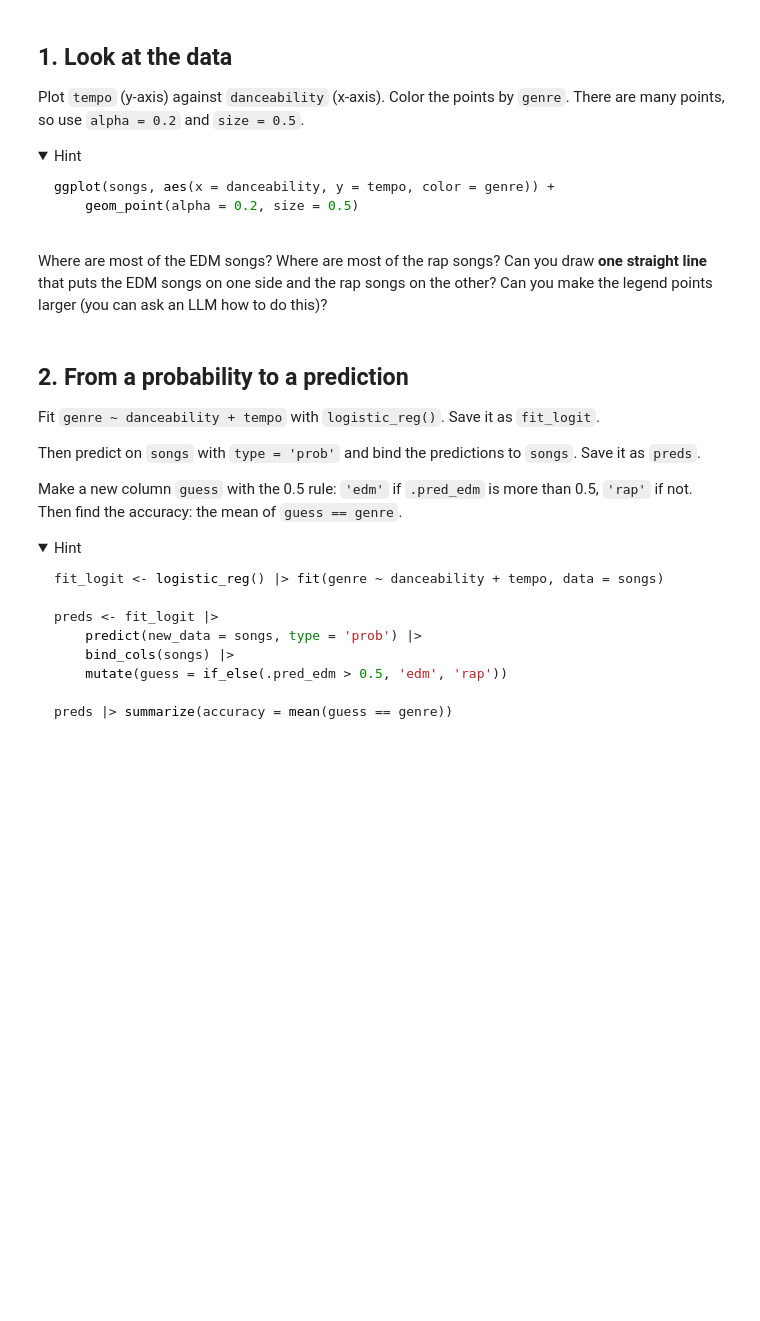
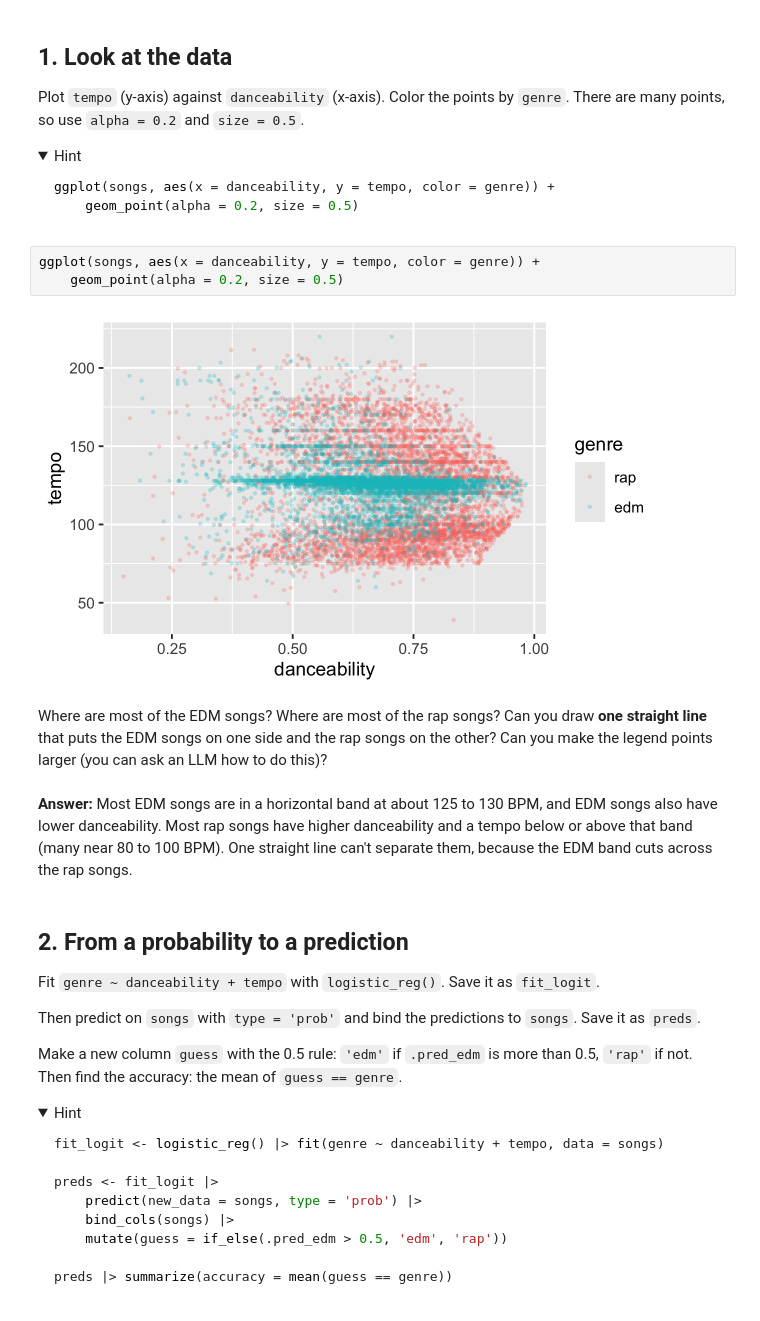
Before and after one commit to hiyaa1106/codespace, a Jupyter notebook: exercises/13-spotify-exercise.ipynb, the cells around one changed output. Saved outputs shown, nothing was run; the diff lists cells and outputs as text; folded sections open; blank space fills up the shorter version.

````diff
--- a/exercises/13-spotify-exercise.ipynb
+++ b/exercises/13-spotify-exercise.ipynb
@@ -50,8 +71,15 @@ ggplot(songs, aes(x = danceability, y = tempo, color = genre)) +
 ```
 
 </details>
+# %%
+ggplot(songs, aes(x = danceability, y = tempo, color = genre)) +
+    geom_point(alpha = 0.2, size = 0.5)
+# %% [output]
+[figure, added]
 # %% [markdown]
 Where are most of the EDM songs? Where are most of the rap songs? Can you draw **one straight line** that puts the EDM songs on one side and the rap songs on the other? Can you make the legend points larger (you can ask an LLM how to do this)?
+# %% [markdown]
+**Answer:** Most EDM songs are in a horizontal band at about 125 to 130 BPM, and EDM songs also have lower danceability. Most rap songs have higher danceability and a tempo below or above that band (many near 80 to 100 BPM). One straight line can't separate them, because the EDM band cuts across the rap songs.
 # %% [markdown]
 ## 2. From a probability to a prediction
 
````
Also changed, not shown: parts of 10 cells of this notebook.
